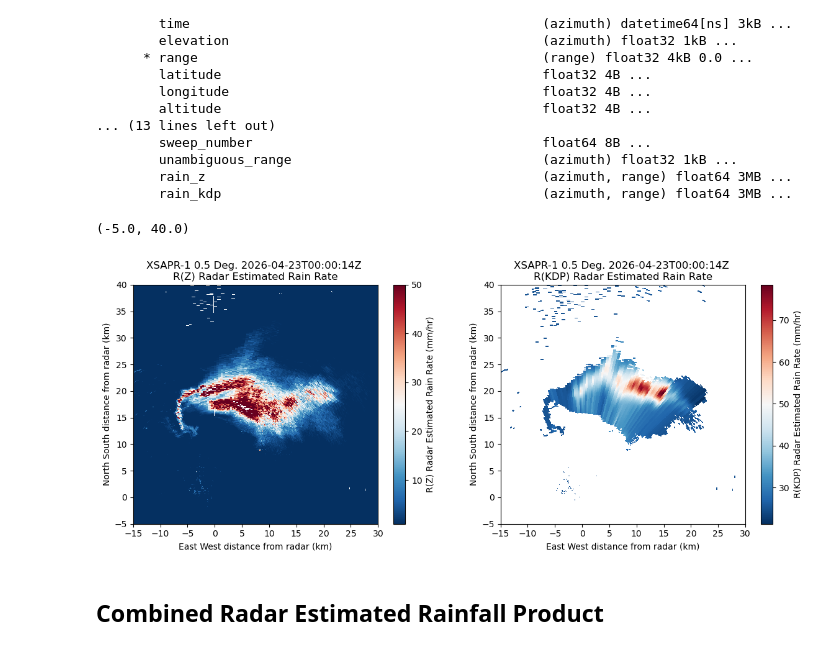
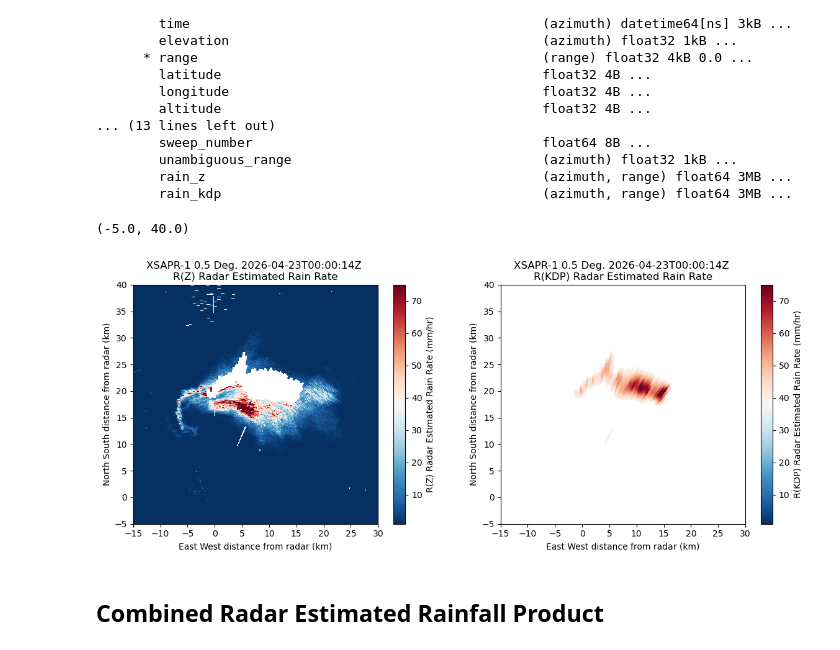
Before and after one commit to jrobrien91/arm-summer-school-2026, a Jupyter notebook: notebooks/pyart/pyart-qpe.ipynb, the cells around one changed output. Cells and saved outputs as stored; diff of their text form; code cells hidden in the pictures.

```diff
--- a/notebooks/pyart/pyart-qpe.ipynb
+++ b/notebooks/pyart/pyart-qpe.ipynb
@@ -185,9 +195,10 @@ axarr[1, 1].set_ylim([-5, 40])
 # %% [markdown]
 ## QPE Functions
 # %%
-def reflectivity_rain(radar, refl="reflectivity", alpha=0.0376, beta=0.6112, exclude_above=55):
+def reflectivity_rain(radar, refl="reflectivity", alpha=0.0376, beta=0.6112, exclude_above=2.5):
     """
     Function to calculate rainfall rates from radar reflectivity factor
+    excluding areas of user defined KDP
 
     Inputs
     ------
@@ -209,7 +220,7 @@ def reflectivity_rain(radar, refl="reflectivity", alpha=0.0376, beta=0.6112, exc
     """
     # define a gatefilter to apply the relationship to
     gatefilter_z = pyart.correct.GateFilter(radar)
-    gatefilter_z.exclude_above(refl, exclude_above)
+    gatefilter_z.exclude_above('specific_differential_phase', exclude_above)
     # Apply the gatefilter to the rain rate
     masked_z = np.ma.masked_array(radar.fields[refl]['data'], mask=gatefilter_z.gate_excluded)
     # Apply the R(Z) relationship
@@ -224,7 +235,7 @@ def reflectivity_rain(radar, refl="reflectivity", alpha=0.0376, beta=0.6112, exc
 
     return radar
 # %%
-def kdp_rain(radar, phase="specific_differential_phase", alpha=25.1, beta=0.777):
+def kdp_rain(radar, phase="specific_differential_phase", alpha=25.1, beta=0.777, exclude_below=2.5):
     """
     Function to calculate rainfall rates from specific differential phase
     Inputs
@@ -237,6 +248,8 @@ def kdp_rain(radar, phase="specific_differential_phase", alpha=25.1, beta=0.777)
         fit parameter
     beta : float
         fit parameter
+    exclude_below : float
+        reflectivity lower threshold
 
     Outputs
     -------
@@ -245,7 +258,7 @@ def kdp_rain(radar, phase="specific_differential_phase", alpha=25.1, beta=0.777)
     """
     # define a gatefilter to apply the relationship to
     gatefilter_kdp = pyart.correct.GateFilter(radar)
-    gatefilter_kdp.exclude_below('reflectivity', 35)
+    gatefilter_kdp.exclude_below('specific_differential_phase', exclude_below)
     # Apply the gatefilter to the rain rate
     masked_z = np.ma.masked_array(radar.fields[phase]['data'], mask=gatefilter_kdp.gate_excluded)
     # define the reflectivity data
@@ -286,20 +299,20 @@ Group: /sweep_1
 # %%
 display = pyart.graph.RadarDisplay(radar)
 # Generate matplotlib figure and axe array objects
 fig, axarr = plt.subplots(1, 2, figsize=[14, 5])
 plt.subplots_adjust(wspace=0.2, hspace=0.35)
 
 # reflectivity
-display.plot('rain_z', sweep=0, ax=axarr[0], cmap='RdBu_r', vmax=50, vmin=1)
+display.plot('rain_z', sweep=0, ax=axarr[0], cmap='RdBu_r', vmax=75, vmin=1)
 axarr[0].set_xlim([-15, 30])
 axarr[0].set_ylim([-5, 40])
 
 # differential reflectivity
-display.plot("rain_kdp", sweep=0, ax=axarr[1], cmap="RdBu_r")
+display.plot("rain_kdp", sweep=0, ax=axarr[1], cmap="RdBu_r", vmax=75, vmin=1)
 axarr[1].set_xlim([-15, 30])
 axarr[1].set_ylim([-5, 40])
 # %% [output]
 (-5.0, 40.0)
-[figure, old version]
+[figure, new version]
 # %% [markdown]
 ## Combined Radar Estimated Rainfall Product
```
Also changed, not shown: parts of 5 cells of this notebook, 2 other files.
